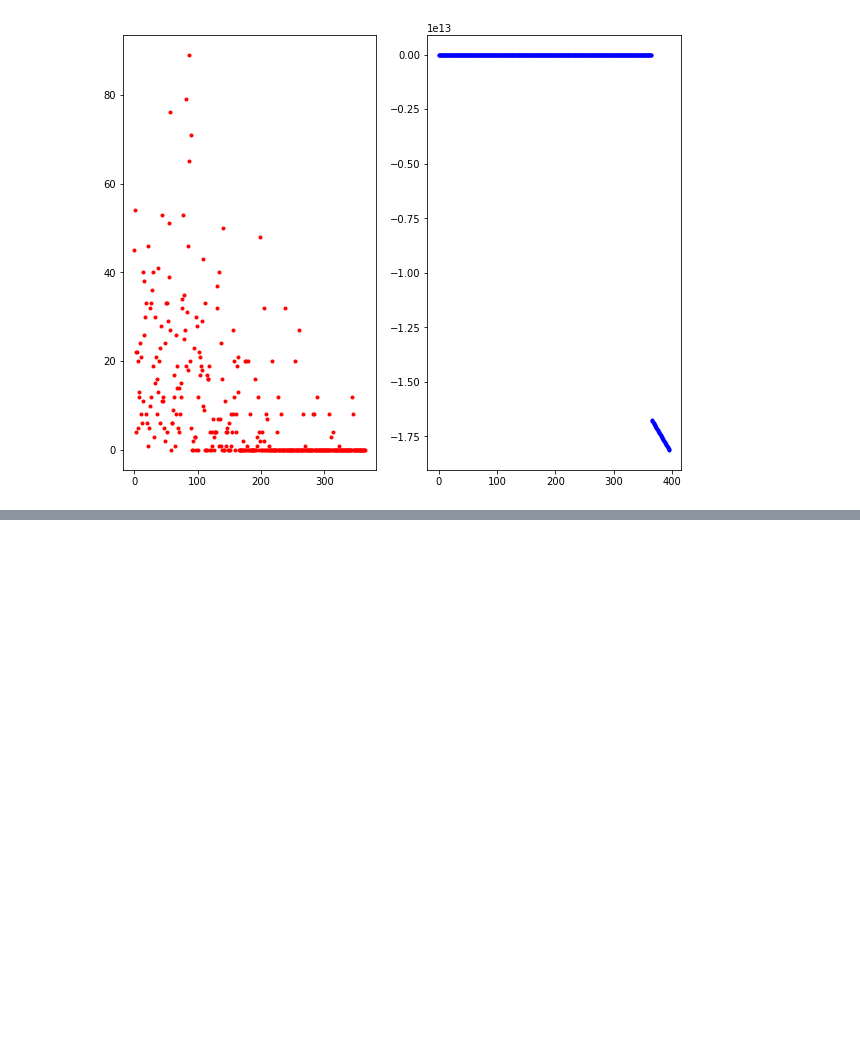
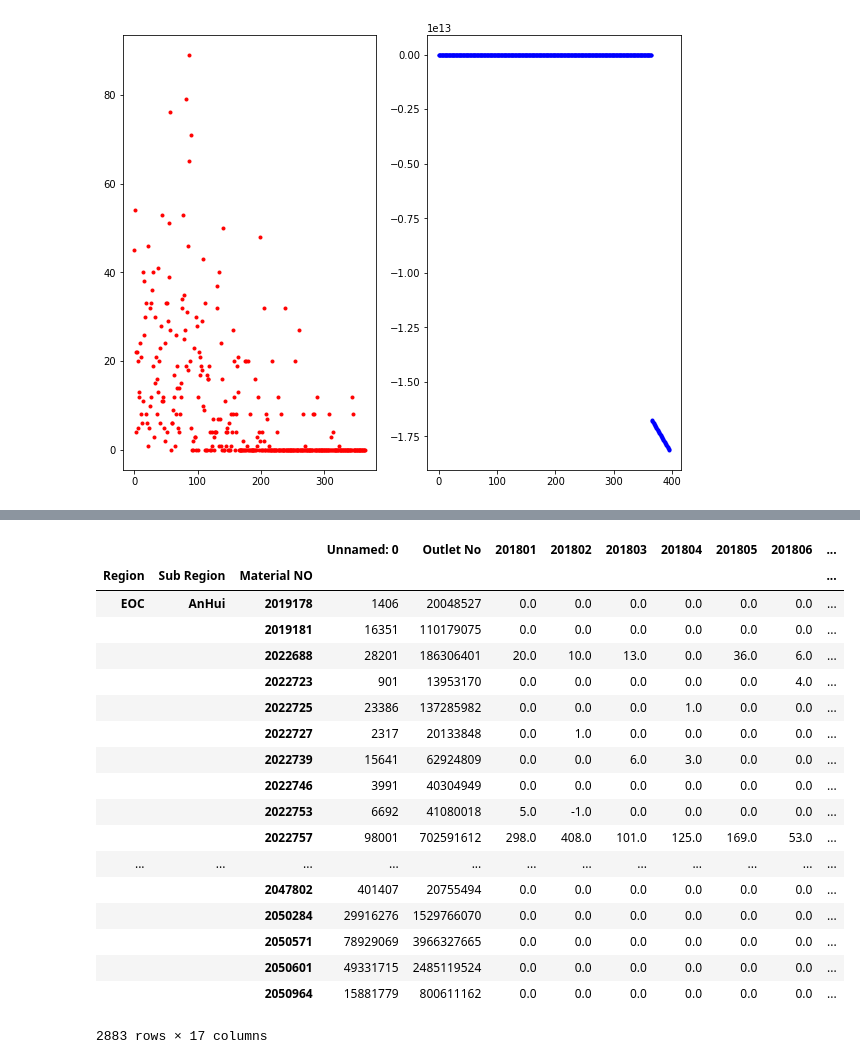
Before and after one commit to xiashiwendao/SalesAnalysis, a Jupyter notebook: DailyDataStatistic.ipynb, the cells around one changed output, grey strips where cells are left out. Cells and saved outputs as stored; diff of their text form; code cells hidden in the pictures; blank space fills up the shorter version.

```diff
--- a/DailyDataStatistic.ipynb
+++ b/DailyDataStatistic.ipynb
@@ -171,0 +320,22 @@ plt.plot(day, y_predict)
+# %%
+dataByMonth_group
+# %% [output]
+|  |  |  | Unnamed: 0 | Outlet No | 201801 | 201802 | 201803 | 201804 | 201805 | 201806 | ... |
+| Region | Sub Region | Material NO |  |  |  |  |  |  |  |  | ... |
+| EOC | AnHui | 2019178 | 1406 | 20048527 | 0.0 | 0.0 | 0.0 | 0.0 | 0.0 | 0.0 | ... |
+|  |  | 2019181 | 16351 | 110179075 | 0.0 | 0.0 | 0.0 | 0.0 | 0.0 | 0.0 | ... |
+|  |  | 2022688 | 28201 | 186306401 | 20.0 | 10.0 | 13.0 | 0.0 | 36.0 | 6.0 | ... |
+|  |  | 2022723 | 901 | 13953170 | 0.0 | 0.0 | 0.0 | 0.0 | 0.0 | 4.0 | ... |
+|  |  | 2022725 | 23386 | 137285982 | 0.0 | 0.0 | 0.0 | 1.0 | 0.0 | 0.0 | ... |
+|  |  | 2022727 | 2317 | 20133848 | 0.0 | 1.0 | 0.0 | 0.0 | 0.0 | 0.0 | ... |
+|  |  | 2022739 | 15641 | 62924809 | 0.0 | 0.0 | 6.0 | 3.0 | 0.0 | 0.0 | ... |
+|  |  | 2022746 | 3991 | 40304949 | 0.0 | 0.0 | 0.0 | 0.0 | 0.0 | 0.0 | ... |
+|  |  | 2022753 | 6692 | 41080018 | 5.0 | -1.0 | 0.0 | 0.0 | 0.0 | 0.0 | ... |
+|  |  | 2022757 | 98001 | 702591612 | 298.0 | 408.0 | 101.0 | 125.0 | 169.0 | 53.0 | ... |
+| ... | ... | ... | ... | ... | ... | ... | ... | ... | ... | ... | ... |
+|  |  | 2047802 | 401407 | 20755494 | 0.0 | 0.0 | 0.0 | 0.0 | 0.0 | 0.0 | ... |
+|  |  | 2050284 | 29916276 | 1529766070 | 0.0 | 0.0 | 0.0 | 0.0 | 0.0 | 0.0 | ... |
+|  |  | 2050571 | 78929069 | 3966327665 | 0.0 | 0.0 | 0.0 | 0.0 | 0.0 | 0.0 | ... |
+|  |  | 2050601 | 49331715 | 2485119524 | 0.0 | 0.0 | 0.0 | 0.0 | 0.0 | 0.0 | ... |
+|  |  | 2050964 | 15881779 | 800611162 | 0.0 | 0.0 | 0.0 | 0.0 | 0.0 | 0.0 | ... |
+2883 rows × 17 columns
```
Also changed, not shown: parts of 9 cells of this notebook, 1 other file.
